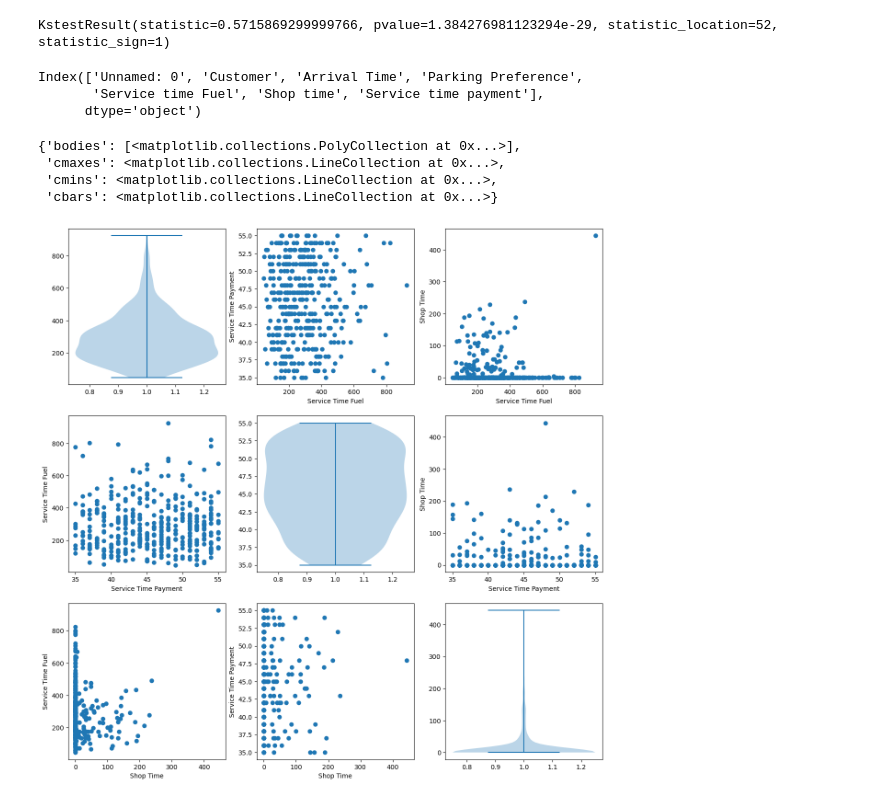
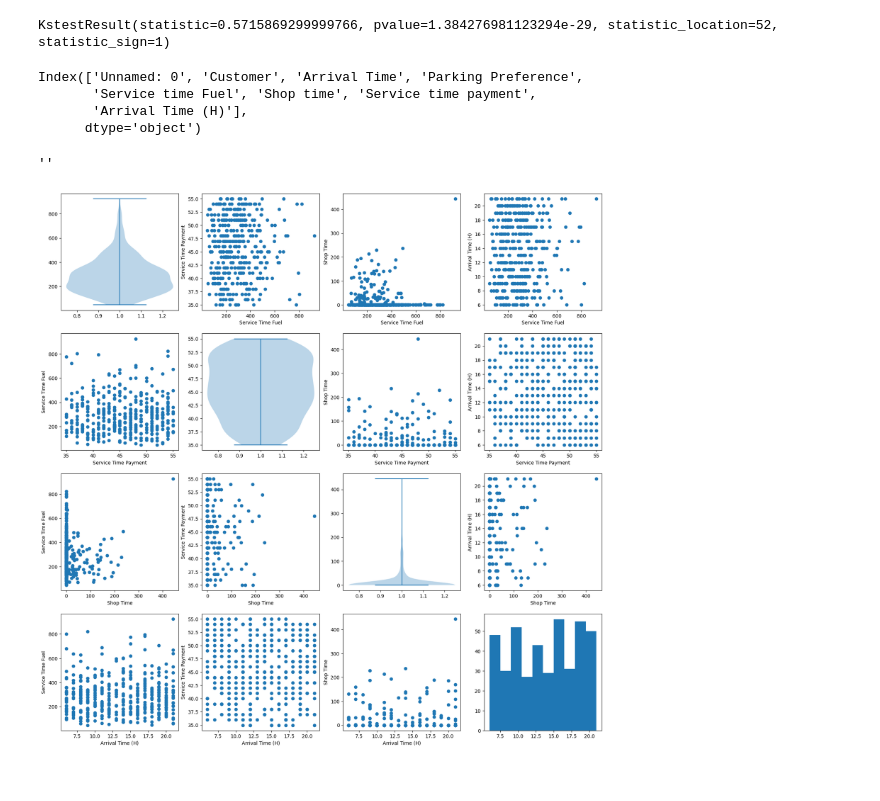
Before and after one commit to stilxam/StochasticSimulations, a Jupyter notebook: assignments/three/data_exploration.ipynb, the cells around one changed output. Saved outputs shown, nothing was run; the diff lists cells and outputs as text; code cells hidden in the pictures.

```diff
--- a/assignments/three/data_exploration.ipynb
+++ b/assignments/three/data_exploration.ipynb
@@ -19,6 +26,8 @@ data.describe()
 | std | 121.676484 | 121.676484 | NaN | 150.114036 | 44.506934 | 5.628251 |
 # %%
 arrivals = data["Arrival Time"]
+data["Arrival Time (H)"] = data["Arrival Time"].dt.hour
+
 
 fuel_time = data["Service time Fuel"]
 shop_time = data["Shop time"]
@@ -141,46 +150,80 @@ KstestResult(statistic=0.5715869299999766, pvalue=1.384276981123294e-29, statist
 data.columns
 # %% [output]
 Index(['Unnamed: 0', 'Customer', 'Arrival Time', 'Parking Preference',
-       'Service time Fuel', 'Shop time', 'Service time payment'],
+       'Service time Fuel', 'Shop time', 'Service time payment',
+       'Arrival Time (H)'],
       dtype='object')
 # %%
 # SPLOM
-fig, axs = plt.subplots(3, 3, figsize=(15, 15))
+fig, axs = plt.subplots(4, 4, figsize=(20, 20))
 # axs[0,0].scatter(data["Service time Fuel"], data["Service time Fuel"])
 axs[0,0].violinplot(data["Service time Fuel"])
 
 axs[0,1].scatter(data["Service time Fuel"], data["Service time payment"])
 axs[0,1].set_xlabel("Service Time Fuel")
 axs[0,1].set_ylabel("Service Time Payment")
 
 axs[0,2].scatter(data["Service time Fuel"], data["Shop time"])
 axs[0,2].set_xlabel("Service Time Fuel")
 axs[0,2].set_ylabel("Shop Time")
+
+axs[0,3].scatter(data["Service time Fuel"], data["Arrival Time (H)"])
+axs[0,3].set_xlabel("Service Time Fuel")
+axs[0,3].set_ylabel("Arrival Time (H)")
 
 
 
 axs[1,0].scatter(data["Service time payment"], data["Service time Fuel"])
 axs[1,0].set_xlabel("Service Time Payment")
 axs[1,0].set_ylabel("Service Time Fuel")
 
 axs[1,1].violinplot(data["Service time payment"])
 
 axs[1,2].scatter(data["Service time payment"], data["Shop time"])
 axs[1,2].set_xlabel("Service Time Payment")
 axs[1,2].set_ylabel("Shop Time")
 
+
+axs[1,3].scatter(data["Service time payment"], data["Arrival Time (H)"])
+axs[1,3].set_xlabel("Service Time Payment")
+axs[1,3].set_ylabel("Arrival Time (H)")
+
 axs[2,0].scatter(data["Shop time"], data["Service time Fuel"])
 axs[2,0].set_xlabel("Shop Time")
 axs[2,0].set_ylabel("Service Time Fuel")
 
 axs[2,1].scatter(data["Shop time"], data["Service time payment"])
 axs[2,1].set_xlabel("Shop Time")
 axs[2,1].set_ylabel("Service Time Payment")
 
 axs[2,2].violinplot( data["Shop time"])
+
+axs[2,3].scatter(data["Shop time"], data["Arrival Time (H)"])
+axs[2,3].set_xlabel("Shop Time")
+axs[2,3].set_ylabel("Arrival Time (H)")
+
+
+
+axs[3,0].scatter(data["Arrival Time (H)"], data["Service time Fuel"])
+axs[3,0].set_xlabel("Arrival Time (H)")
+axs[3,0].set_ylabel("Service Time Fuel")
+
+axs[3,1].scatter(data["Arrival Time (H)"], data["Service time payment"])
+axs[3,1].set_xlabel("Arrival Time (H)")
+axs[3,1].set_ylabel("Service Time Payment")
+
+
+
+axs[3,2].scatter(data["Arrival Time (H)"], data["Shop time"])
+axs[3,2].set_xlabel("Arrival Time (H)")
+axs[3,2].set_ylabel("Shop Time")
+
+axs[3,3].hist( data["Arrival Time (H)"])
+
+
+
+
+;
 # %% [output]
-{'bodies': [<matplotlib.collections.PolyCollection at 0x...>],
- 'cmaxes': <matplotlib.collections.LineCollection at 0x...>,
- 'cmins': <matplotlib.collections.LineCollection at 0x...>,
- 'cbars': <matplotlib.collections.LineCollection at 0x...>}
+''
-[figure, old version]
+[figure, new version]
```
Also changed, not shown: parts of 3 cells of this notebook.
